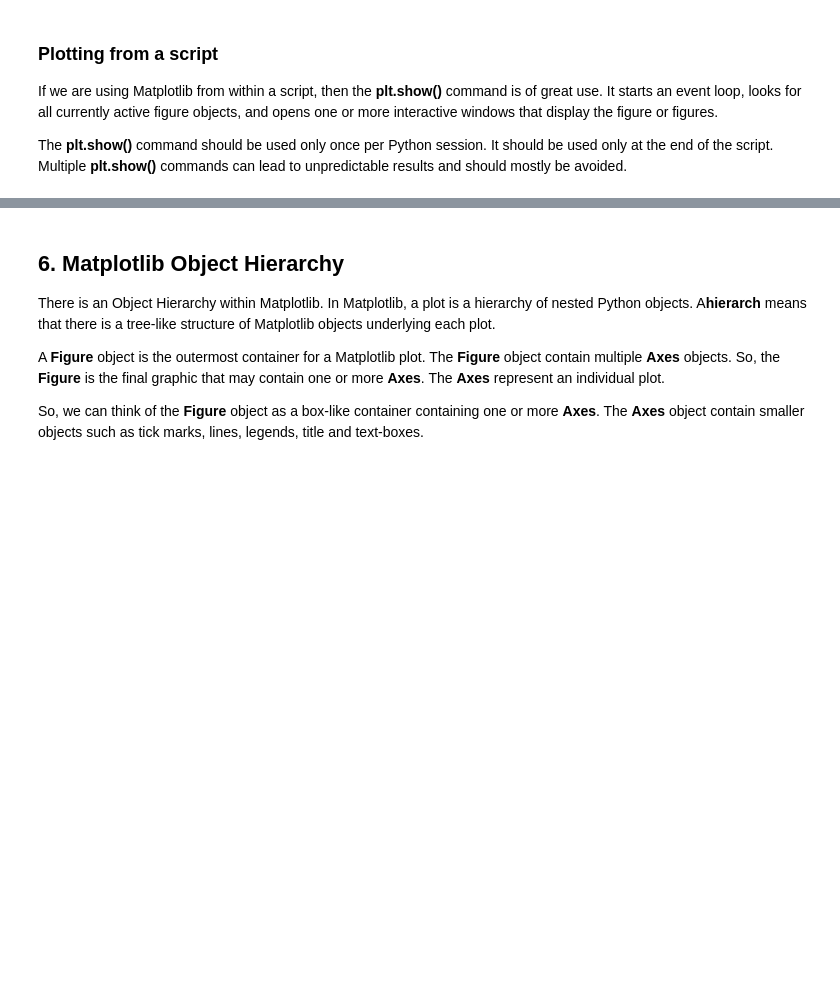
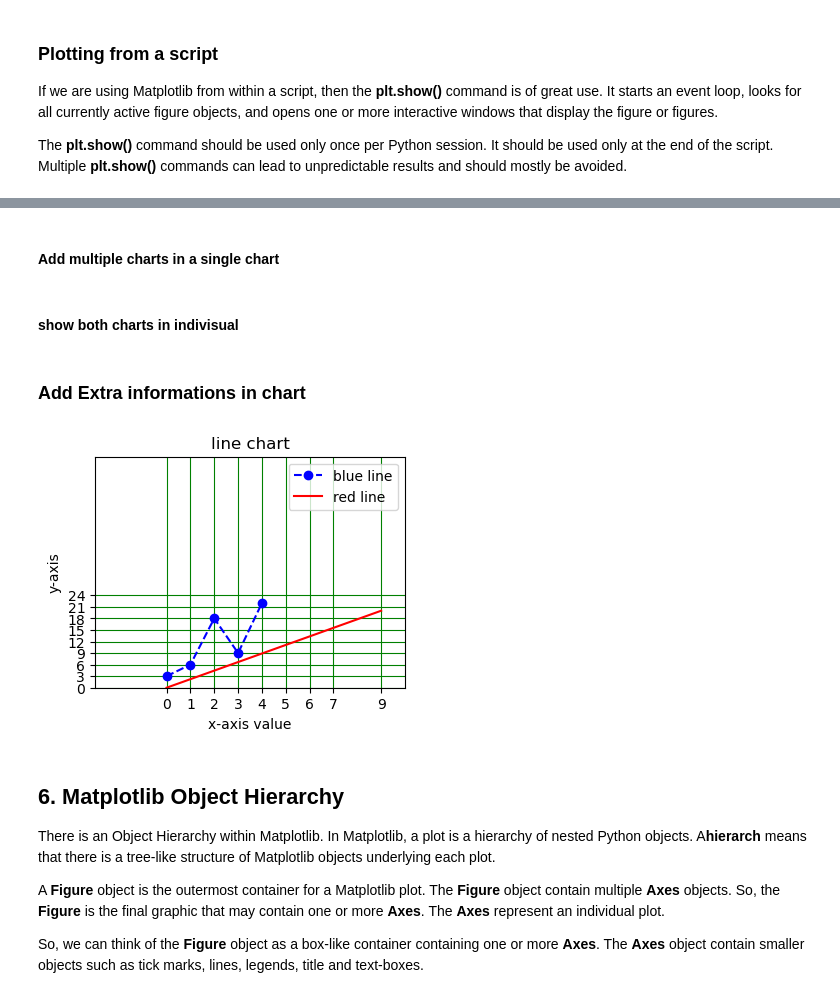
Before and after one commit to shahil04/ds_materials, a Jupyter notebook: 5.0_python_6.libraries/python_libraries/3_matplot_seaborn/matplotlib-tutorial-for-beginners.ipynb, the cells around one changed output, grey strips where cells are left out. Drawn from its saved outputs; the diff is of its cells as text; code cells hidden in the pictures; blank space fills up the shorter version.

```diff
--- a/5.0_python_6.libraries/python_libraries/3_matplot_seaborn/matplotlib-tutorial-for-beginners.ipynb
+++ b/5.0_python_6.libraries/python_libraries/3_matplot_seaborn/matplotlib-tutorial-for-beginners.ipynb
@@ -206,0 +194,4 @@ plt.plot(x1, np.cos(x1), '--');
+# %%
+x2 =[3,6,18,9, 22]
+# plot use  for line chart
+plt.plot(x2)
@@ -206,0 +229,9 @@ plt.plot(x1, np.cos(x1), '--');
+# %% [markdown]
+#### Add multiple charts in a single chart
+# %%
+# use plt with plot
+plt.plot(x2, 'bo--')  # 'bo--' 1.color ,2.marker, 3. linestyle
+x1 = np.linspace(0, 20, 10)
+plt.plot(x1)
+# %% [markdown]
+#### show both charts in indivisual
@@ -207,3 +244,36 @@ plt.plot(x1, np.cos(x1), '--');
+# %% [markdown]
+### Add Extra informations in chart
+# %%
+# create a plot figure
+# figsize=(8,4) width, height
+fig = plt.figure(figsize=(4,3))
+plt.plot(x2, 'bo--',label='blue line')
+plt.plot(x1, 'r', label='red line')
+# titile
+plt.title("line chart")
+# x and y label
+plt.xlabel('x-axis value')
+plt.ylabel('y-axis')
+
+# legend add
+# plt.legend(['line1'])
+plt.legend()
+plt.legend(loc='upper right')
+
+# grid lines
+plt.grid(c="g")
+# ticks for value lable range
+plt.yticks(np.arange(0,25,3))
+
+plt.xticks([0,1,2,3,4,5,6,7,9])
+
+# limit the range of the axis
+plt.ylim(0,50)
+plt.xlim(-3,10)
+
+plt.show()
+# %% [output]
+[figure, added]
 # %% [markdown]
 ## 6. Matplotlib Object Hierarchy
 
```
Also changed, not shown: parts of 50 cells of this notebook, 7 other files.
